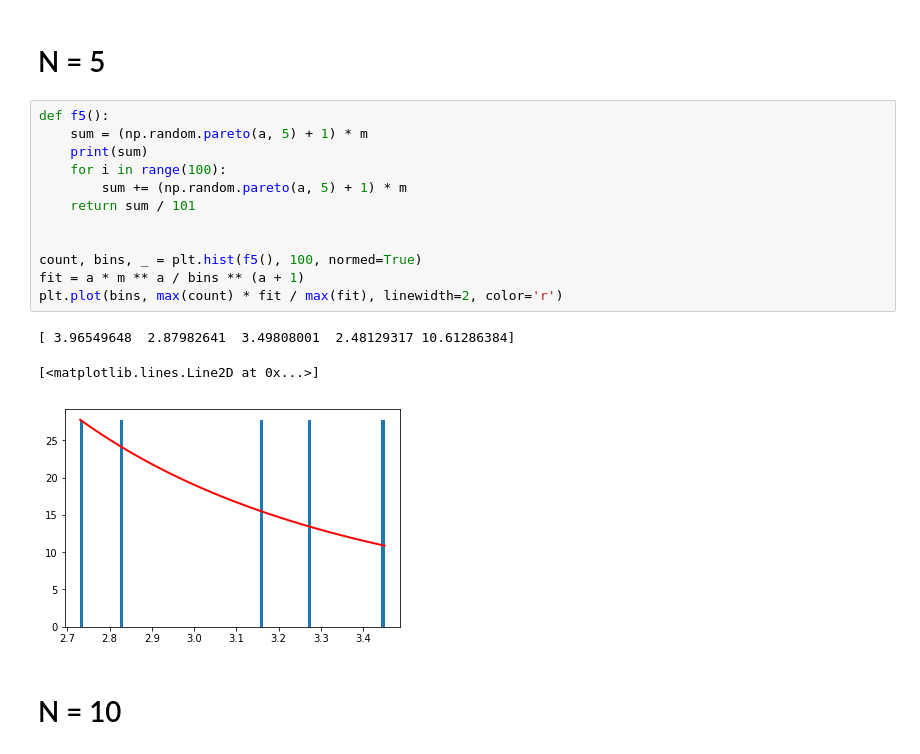
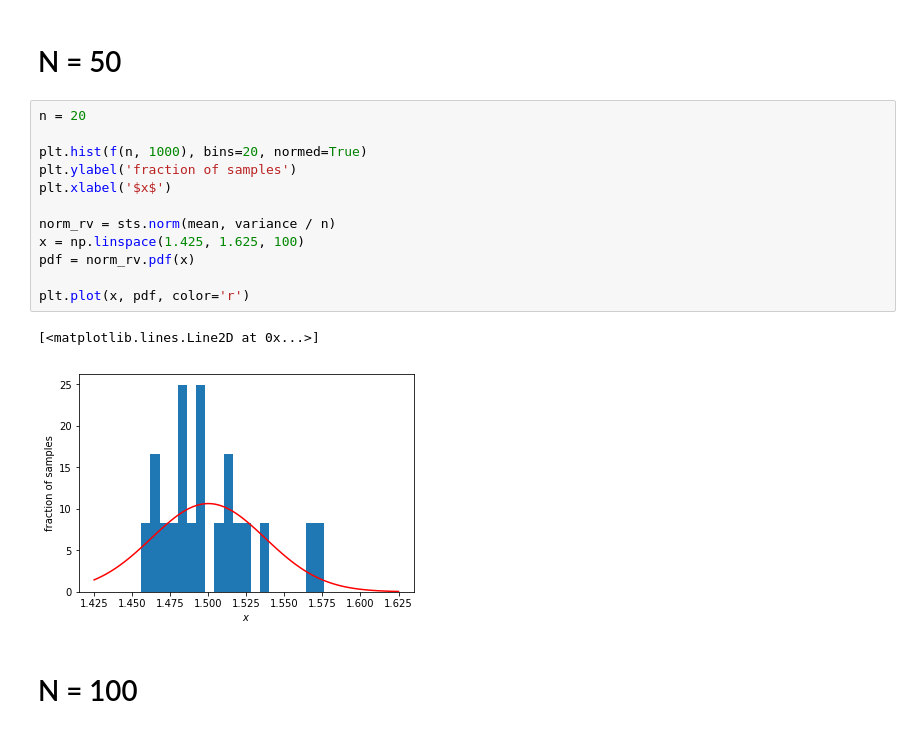
Before and after one commit to yaskovdev/data-science-sandbox, a Jupyter notebook: data-science-course/week5/final-test.ipynb, the cells around one changed output. Drawn from its saved outputs; the diff is of its cells as text.

```diff
--- a/data-science-course/week5/final-test.ipynb
+++ b/data-science-course/week5/final-test.ipynb
@@ -14,20 +29,19 @@ plt.show()
 # %% [markdown]
-# N = 5
+# N = 50
-# %%
-def f5():
-    sum = (np.random.pareto(a, 5) + 1) * m
-    print(sum)
-    for i in range(100):
-        sum += (np.random.pareto(a, 5) + 1) * m
-    return sum / 101
-
-
-count, bins, _ = plt.hist(f5(), 100, normed=True)
-fit = a * m ** a / bins ** (a + 1)
-plt.plot(bins, max(count) * fit / max(fit), linewidth=2, color='r')
-# %% [output]
-[ 3.96549648  2.87982641  3.49808001  2.48129317 10.61286384]
-[<matplotlib.lines.Line2D at 0x...>]
-[figure, removed]
+# %%
+n = 20
+
+plt.hist(f(n, 1000), bins=20, normed=True)
+plt.ylabel('fraction of samples')
+plt.xlabel('$x$')
+
+norm_rv = sts.norm(mean, variance / n)
+x = np.linspace(1.425, 1.625, 100)
+pdf = norm_rv.pdf(x)
+
+plt.plot(x, pdf, color='r')
+# %% [output]
+[<matplotlib.lines.Line2D at 0x...>]
+[figure, added]
 # %% [markdown]
-# N = 10
+# N = 100
```
Also changed, not shown: parts of 15 cells of this notebook.
